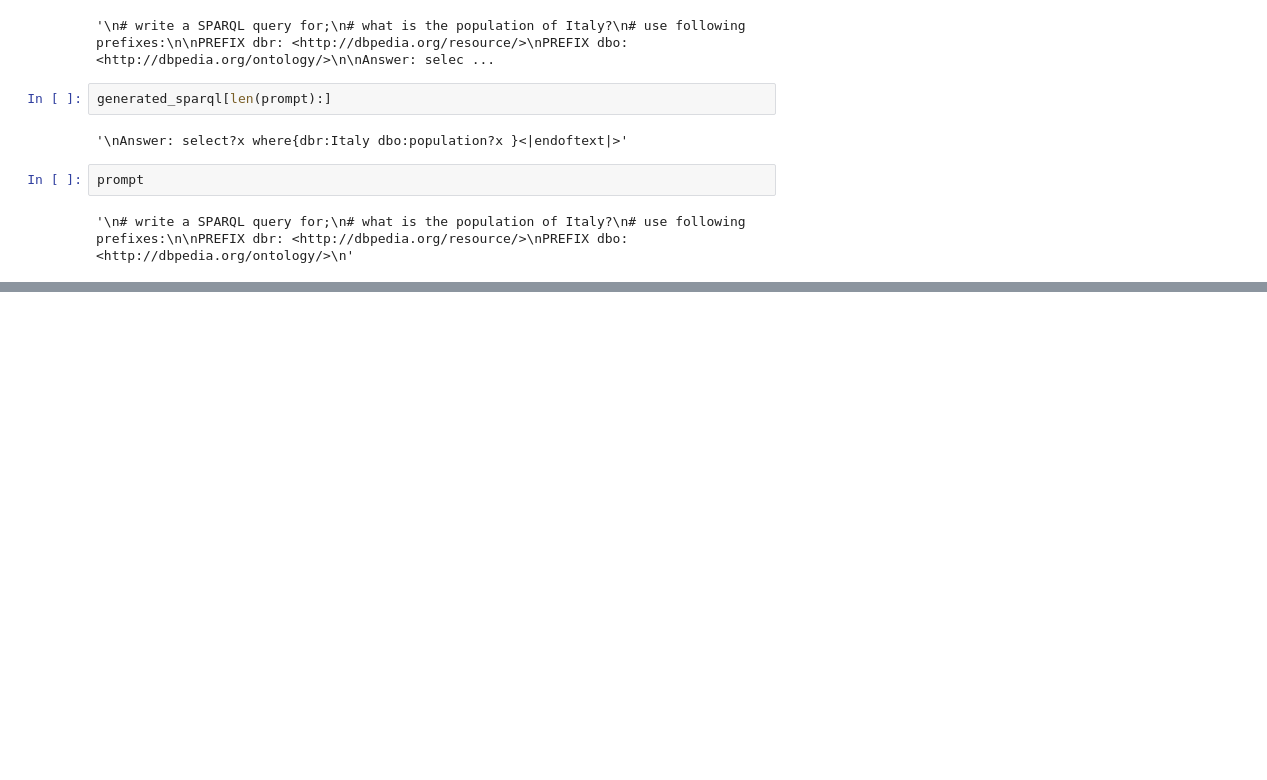
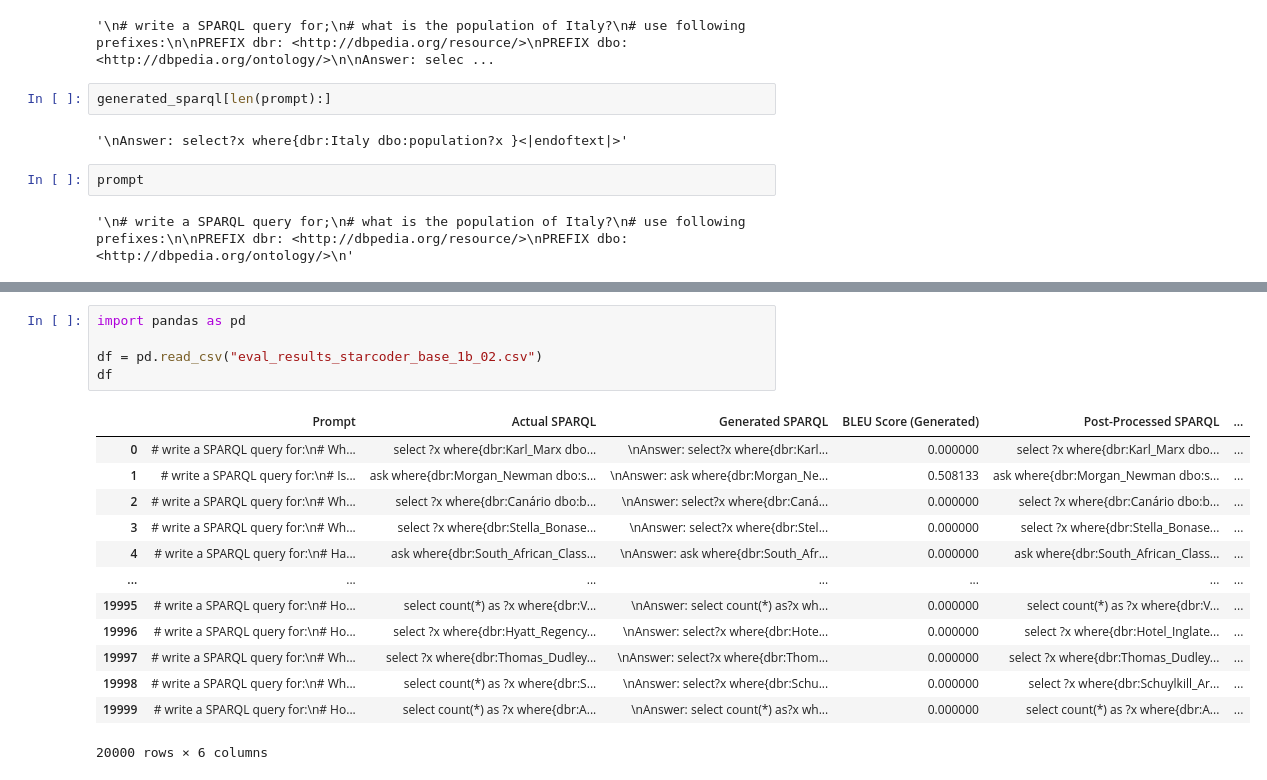
Before and after one commit to mehrzadshm/neural-qa, a Jupyter notebook: gsoc/mehrzad/fine-tune-StarCoder-1b.ipynb, the cells around one changed output, grey strips where cells are left out. Drawn from its saved outputs; the diff is of its cells as text; blank space fills up the shorter version.

```diff
--- a/gsoc/mehrzad/fine-tune-StarCoder-1b.ipynb
+++ b/gsoc/mehrzad/fine-tune-StarCoder-1b.ipynb
@@ -868,0 +945,19 @@ prompt
+# %%
+import pandas as pd
+
+df = pd.read_csv("eval_results_starcoder_base_1b_02.csv")
+df
+# %% [output]
+|  | Prompt | Actual SPARQL | Generated SPARQL | BLEU Score (Generated) | Post-Processed SPARQL | ... |
+| 0 | # write a SPARQL query for:\n# Wh... | select ?x where{dbr:Karl_Marx dbo... | \nAnswer: select?x where{dbr:Karl... | 0.000000 | select ?x where{dbr:Karl_Marx dbo... | ... |
+| 1 | # write a SPARQL query for:\n# Is... | ask where{dbr:Morgan_Newman dbo:s... | \nAnswer: ask where{dbr:Morgan_Ne... | 0.508133 | ask where{dbr:Morgan_Newman dbo:s... | ... |
+| 2 | # write a SPARQL query for:\n# Wh... | select ?x where{dbr:Canário dbo:b... | \nAnswer: select?x where{dbr:Caná... | 0.000000 | select ?x where{dbr:Canário dbo:b... | ... |
+| 3 | # write a SPARQL query for:\n# Wh... | select ?x where{dbr:Stella_Bonase... | \nAnswer: select?x where{dbr:Stel... | 0.000000 | select ?x where{dbr:Stella_Bonase... | ... |
+| 4 | # write a SPARQL query for:\n# Ha... | ask where{dbr:South_African_Class... | \nAnswer: ask where{dbr:South_Afr... | 0.000000 | ask where{dbr:South_African_Class... | ... |
+| ... | ... | ... | ... | ... | ... | ... |
+| 19995 | # write a SPARQL query for:\n# Ho... | select count(*) as ?x where{dbr:V... | \nAnswer: select count(*) as?x wh... | 0.000000 | select count(*) as ?x where{dbr:V... | ... |
+| 19996 | # write a SPARQL query for:\n# Ho... | select ?x where{dbr:Hyatt_Regency... | \nAnswer: select?x where{dbr:Hote... | 0.000000 | select ?x where{dbr:Hotel_Inglate... | ... |
+| 19997 | # write a SPARQL query for:\n# Wh... | select ?x where{dbr:Thomas_Dudley... | \nAnswer: select?x where{dbr:Thom... | 0.000000 | select ?x where{dbr:Thomas_Dudley... | ... |
+| 19998 | # write a SPARQL query for:\n# Wh... | select count(*) as ?x where{dbr:S... | \nAnswer: select?x where{dbr:Schu... | 0.000000 | select ?x where{dbr:Schuylkill_Ar... | ... |
+| 19999 | # write a SPARQL query for:\n# Ho... | select count(*) as ?x where{dbr:A... | \nAnswer: select count(*) as?x wh... | 0.000000 | select count(*) as ?x where{dbr:A... | ... |
+20000 rows × 6 columns
```
Also changed, not shown: parts of 17 cells of this notebook, 5 other files.
